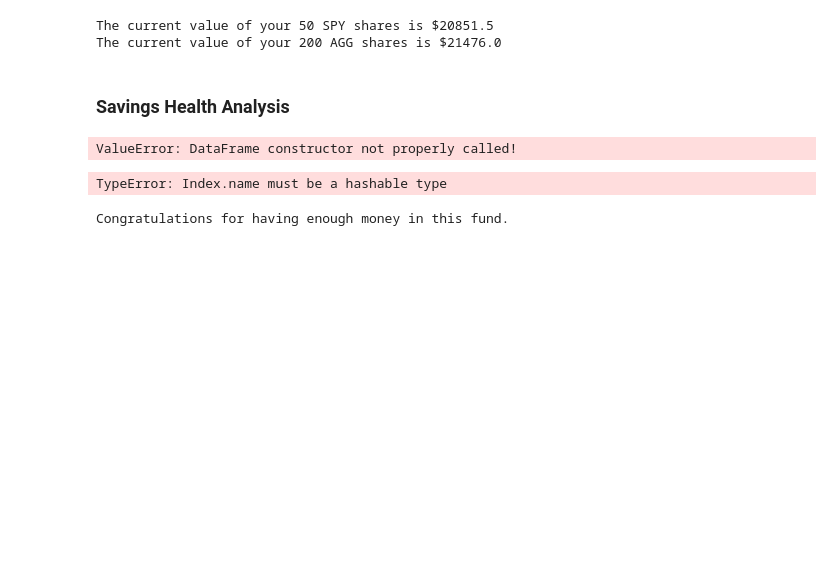
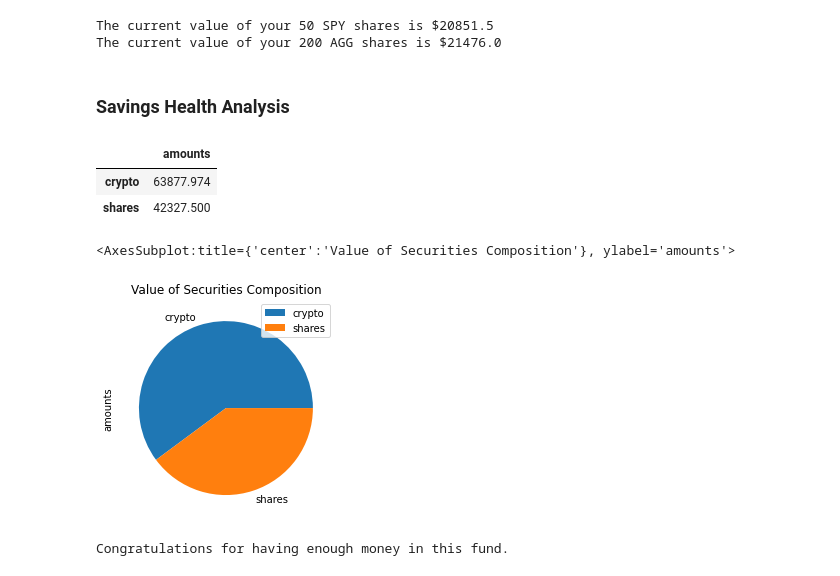
Before and after one commit to Avrpatel/MonteCarlo-Simulations, a Jupyter notebook: Starter_Code/financial-planner.ipynb, the cells around one changed output. Saved outputs shown, nothing was run; the diff lists cells and outputs as text; code cells hidden in the pictures; blank space fills up the shorter version.

```diff
--- a/Starter_Code/financial-planner.ipynb
+++ b/Starter_Code/financial-planner.ipynb
@@ -106,3 +106,12 @@ ticker_data.head()
 |  | open | high | low | close | volume | open | high | low | close | volume |
 | time |  |  |  |  |  |  |  |  |  |  |
 | 2022-03-14 00:00:00-04:00 | 107.78 | 107.816 | 107.36 | 107.38 | 9445533 | 420.89 | 424.55 | 415.79 | 417.03 | 84023951 |
+# %%
+df_closing_prices = pd.DataFrame()
+
+for ticker in tickers:
+    df_closing_prices[ticker] = ticker_data[ticker]["close"]
+
+
+df_closing_prices.index = df_closing_prices.index.date
+df_closing_prices.head()
@@ -109,10 +121,12 @@ ticker_data.head()
 # %%
 # Pick AGG and SPY close prices
-agg_close_price = ticker_data.iloc[0][3]
-spy_close_price = ticker_data.iloc[0][8]
 
-# agg_close_price = ticker_data.loc[tickers[0]]['close']
-# spy_close_price = ticker_data.loc['SPY']['close']
+# agg_close_price = ticker_data.iloc[0][3]
+# spy_close_price = ticker_data.iloc[0][8]
+
+agg_close_price = df_closing_prices['AGG'].values
+spy_close_price = df_closing_prices['SPY'].values
+
 
 # # Print AGG and SPY close prices
 print(f"Current AGG closing price: ${agg_close_price}")
@@ -146,17 +160,21 @@ shares_value = my_agg_value + my_spy_value
 type_of_investment = ['crypto', 'shares']
 investment_values = {'amounts': [crypto_value, shares_value]}
 
-df_savings = pd.DataFrame('amounts', index=type_of_investment)
+df_savings = pd.DataFrame(investment_values, index=type_of_investment)
 
 # # Display savings DataFrame
 display(df_savings)
 # %% [output]
-ValueError: DataFrame constructor not properly called!
+|  | amounts |
+| crypto | 63877.974 |
+| shares | 42327.500 |
 # %%
 # Plot savings pie chart
-df_savings.plot.pie(y=investment_values, title="Value of Securities Composition")
+
+df_savings.plot.pie( y="amounts", title="Value of Securities Composition")
 # %% [output]
-TypeError: Index.name must be a hashable type
+<AxesSubplot:title={'center':'Value of Securities Composition'}, ylabel='amounts'>
+[figure, added]
 # %%
 # Set ideal emergency fund
 emergency_fund = monthly_income * 3
```
Also changed, not shown: parts of 21 cells of this notebook.
